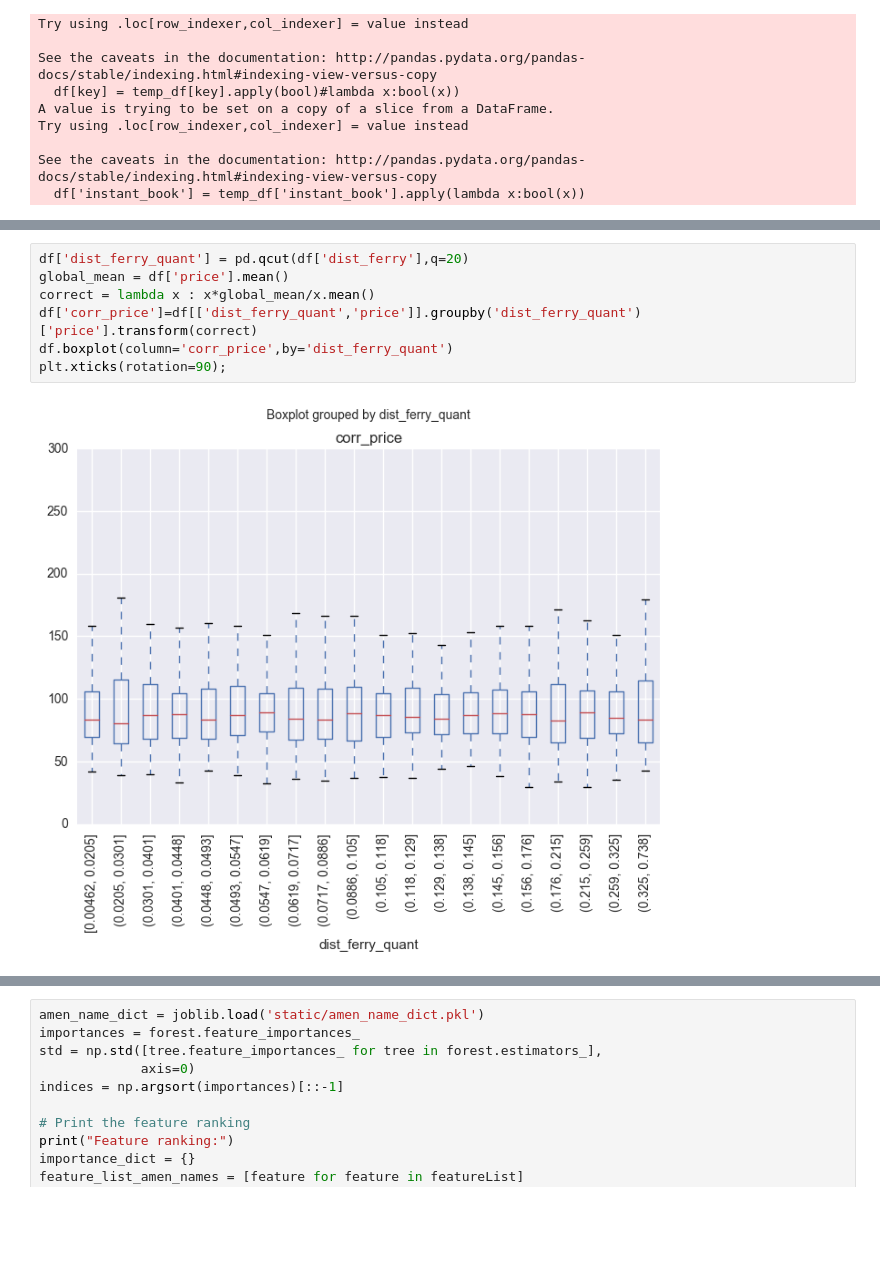
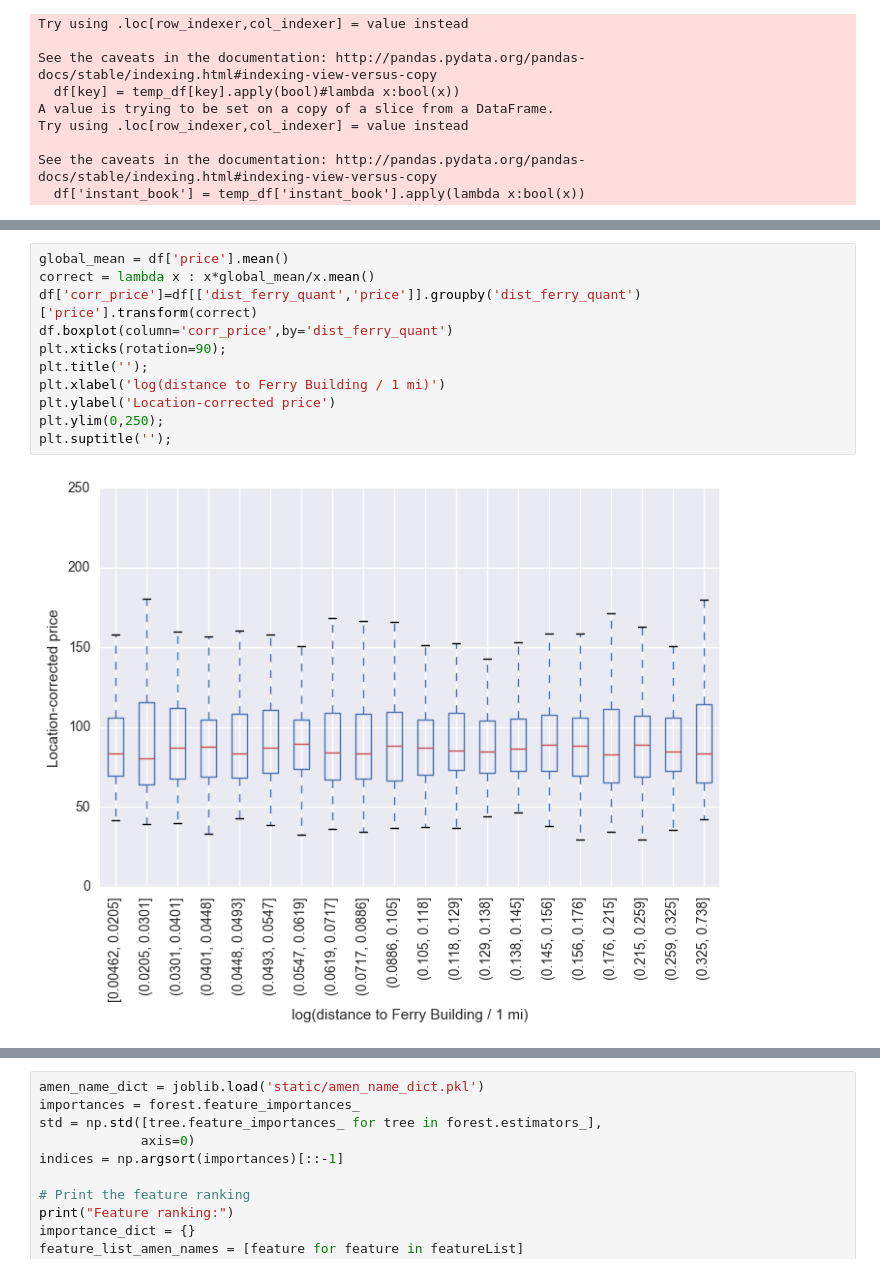
Before and after one commit to btamadio/PricePredictor, a Jupyter notebook: PricePredictor/binary_feature_engineering.ipynb, the cells around one changed output, grey strips where cells are left out. Drawn from its saved outputs; the diff is of its cells as text; blank space fills up the shorter version.

```diff
--- a/PricePredictor/binary_feature_engineering.ipynb
+++ b/PricePredictor/binary_feature_engineering.ipynb
@@ -44,12 +56,16 @@ See the caveats in the documentation: http://pandas.pydata.org/pandas-docs/stabl
 # %%
-df['dist_ferry_quant'] = pd.qcut(df['dist_ferry'],q=20)
 global_mean = df['price'].mean()
 correct = lambda x : x*global_mean/x.mean()
 df['corr_price']=df[['dist_ferry_quant','price']].groupby('dist_ferry_quant')['price'].transform(correct)
 df.boxplot(column='corr_price',by='dist_ferry_quant')
 plt.xticks(rotation=90);
+plt.title('');
+plt.xlabel('log(distance to Ferry Building / 1 mi)')
+plt.ylabel('Location-corrected price')
+plt.ylim(0,250);
+plt.suptitle('');
 # %% [output]
-[figure, old version]
+[figure, new version]
 # %%
 X = np.array(df[featureList])
 Y = np.array(df['corr_price'].astype('float'))
```
Also changed, not shown: parts of 8 cells of this notebook, 2 other files.
